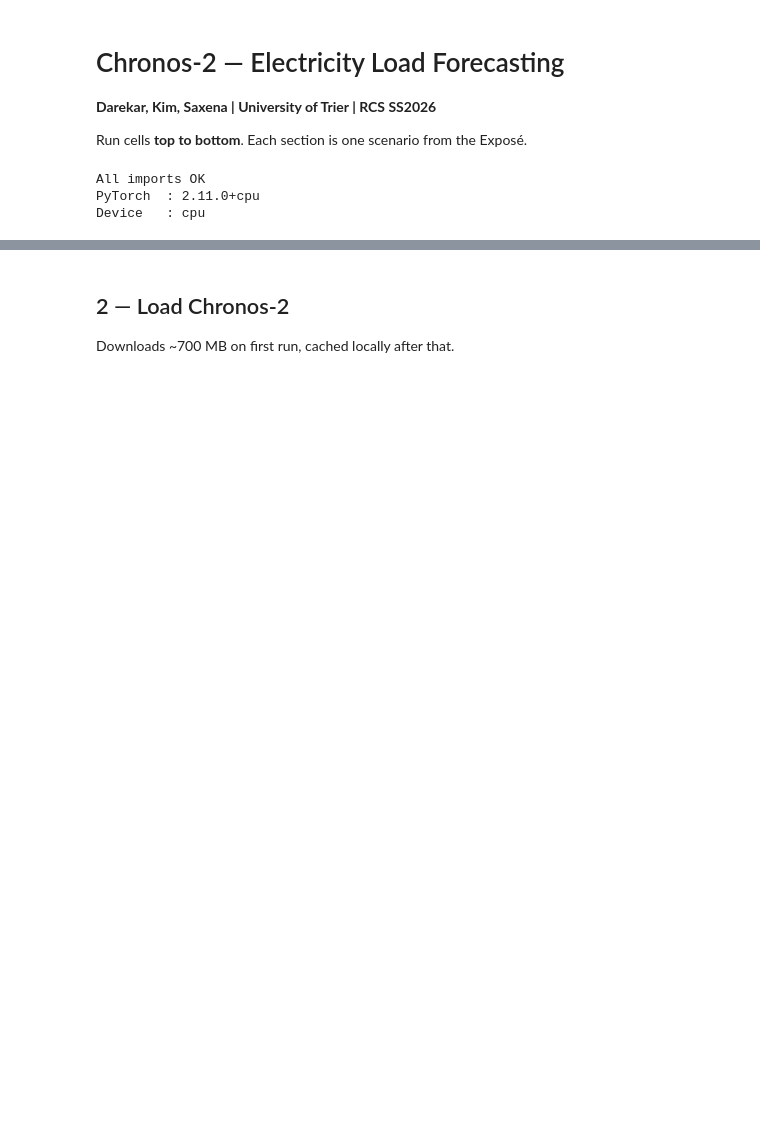
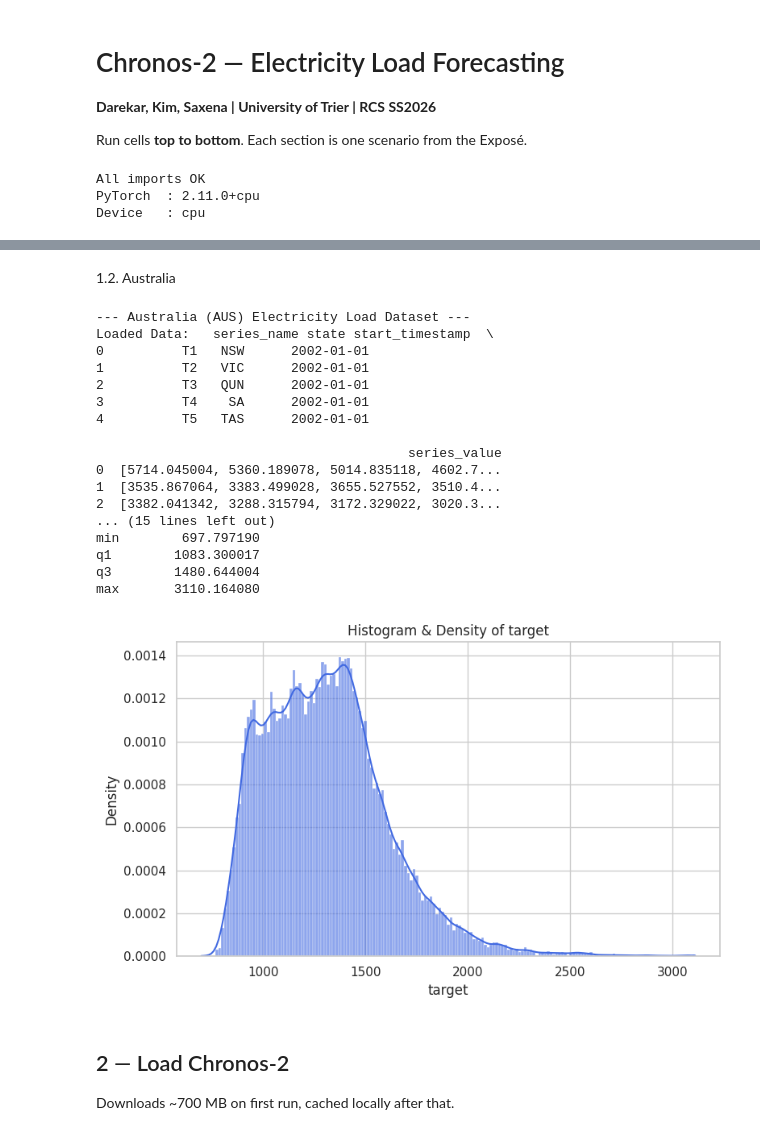
Before and after one commit to schmetti-kim/RCS_time_series_forecasting_electric_load, a Jupyter notebook: chronos_research/main.ipynb, the cells around one changed output, grey strips where cells are left out. Cells and saved outputs as stored; diff of their text form; code cells hidden in the pictures; blank space fills up the shorter version.

Commit message:
Complete: Univariate forecasting pipelinev unification and refinement

```diff
--- a/chronos_research/main.ipynb
+++ b/chronos_research/main.ipynb
@@ -126,3 +69,42 @@ EDA plot saved!
+# %% [markdown]
+1.2. Australia
+# %%
+# LOAD & PREPROCESS DATA (Cleaned up via data_loader)
+aus_loaded_data, aus_frequency, aus_forecast_horizon, aus_contain_missing_values, aus_contain_equal_length = aus_convert_tsf_to_dataframe(DATA_DIR / "raw" / "australian_electricity_demand_dataset.tsf")
+
+print("\n--- Australia (AUS) Electricity Load Dataset ---")
+print(f"Loaded Data: {aus_loaded_data}")
+print(f"Data Frequency: {aus_frequency}")
+print(f"Suggested Forecast Horizon: {aus_forecast_horizon}")
+print(f"Contains Missing Values?: {aus_contain_missing_values}")
+print(f"Are all series of Equal Length?: {aus_contain_equal_length}")
+
+aus_preprocessing(aus_loaded_data)
+
+# Display summary statistics and distribution of the target variable
+aus_context_df = pd.read_csv(DATA_DIR / "processed" / "aus_context_df.csv")
+print("\n--- Target Variable Summary Statistics ---")
+print(compute_summary_statistics(aus_context_df, columns=[TARGET_COLUMN]))
+plot_distribution(aus_context_df, columns=[TARGET_COLUMN])
+# %% [output]
+--- Australia (AUS) Electricity Load Dataset ---
+Loaded Data:   series_name state start_timestamp  \
+0          T1   NSW      2002-01-01
+1          T2   VIC      2002-01-01
+2          T3   QUN      2002-01-01
+3          T4    SA      2002-01-01
+4          T5   TAS      2002-01-01
+
+                                        series_value
+0  [5714.045004, 5360.189078, 5014.835118, 4602.7...
+1  [3535.867064, 3383.499028, 3655.527552, 3510.4...
+2  [3382.041342, 3288.315794, 3172.329022, 3020.3...
+... (15 lines left out)
+min        697.797190
+q1        1083.300017
+q3        1480.644004
+max       3110.164080
+[figure, added]
 # %% [markdown]
 ## 2 — Load Chronos-2
 Downloads ~700 MB on first run, cached locally after that.
```
Also changed, not shown: parts of 15 cells of this notebook, 34 other files.
